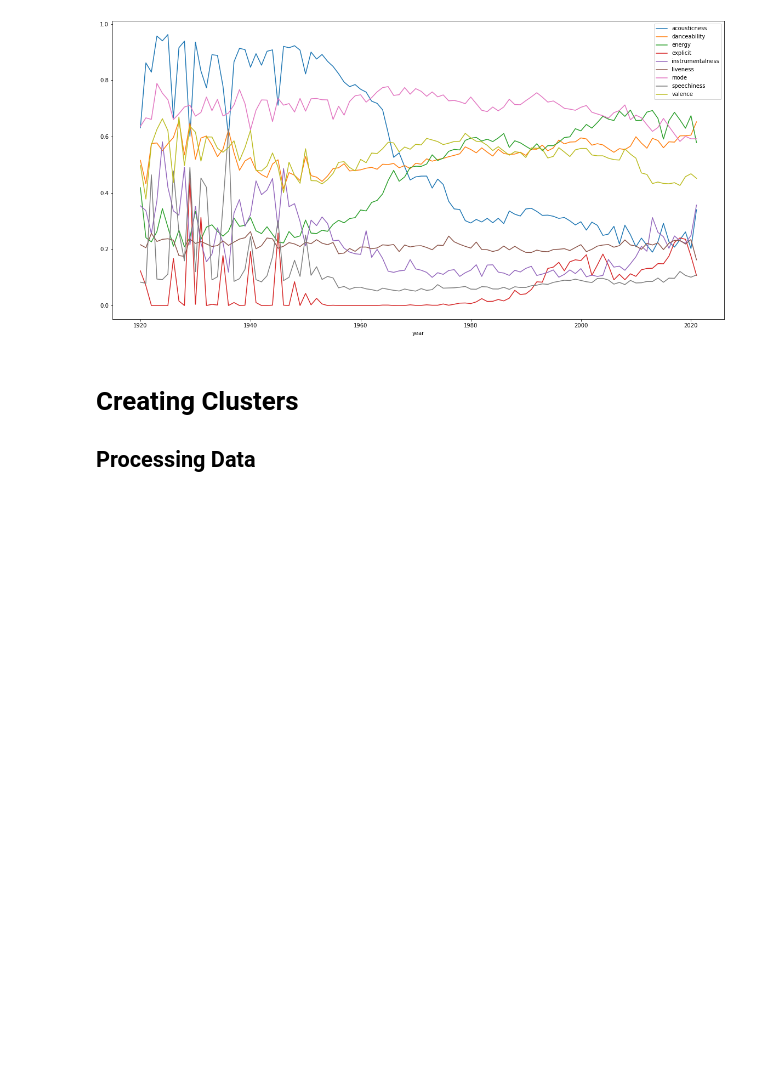
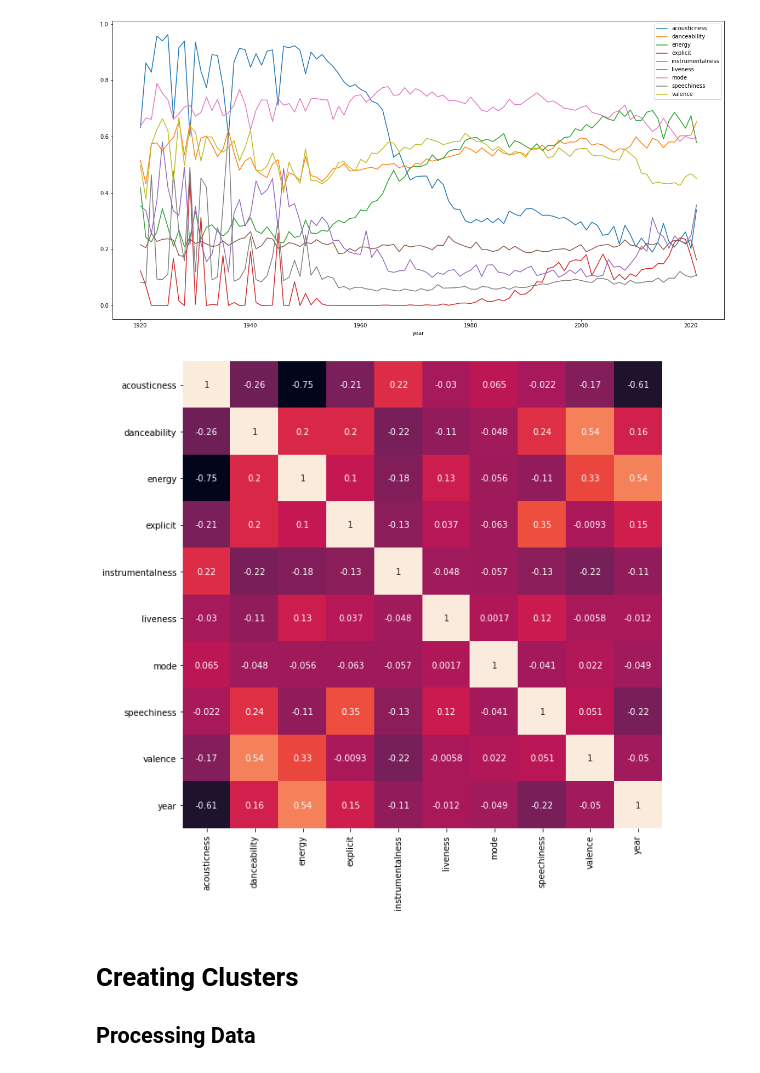
Before and after one commit to radroid/data_1202_group_project, a Jupyter notebook: notebooks/Data Processing 2.ipynb, the cells around one changed output. Saved outputs shown, nothing was run; the diff lists cells and outputs as text; code cells hidden in the pictures; blank space fills up the shorter version.

```diff
--- a/notebooks/Data Processing 2.ipynb
+++ b/notebooks/Data Processing 2.ipynb
@@ -193,6 +200,18 @@ drop_cols = ["duration_ms", "tempo", "popularity", "loudness", "key"]
 kaggle_data_df.drop(drop_cols, axis=1).groupby(["year"]).mean().plot(figsize=(20,10));
 # %% [output]
 [figure]
+# %%
+fig, ax = plt.subplots(figsize=(10,10))
+
+
+drop_cols = ["duration_ms", "tempo", "popularity", "loudness", "key", "artists", "id", "name"]
+
+sns.heatmap(kaggle_data_df.drop(drop_cols, axis=1).corr(),
+            ax=ax,
+            annot=True,
+            cbar=False);
+# %% [output]
+[figure, added]
 # %% [markdown]
 # Creating Clusters
 
```
Also changed, not shown: parts of 8 cells of this notebook.
